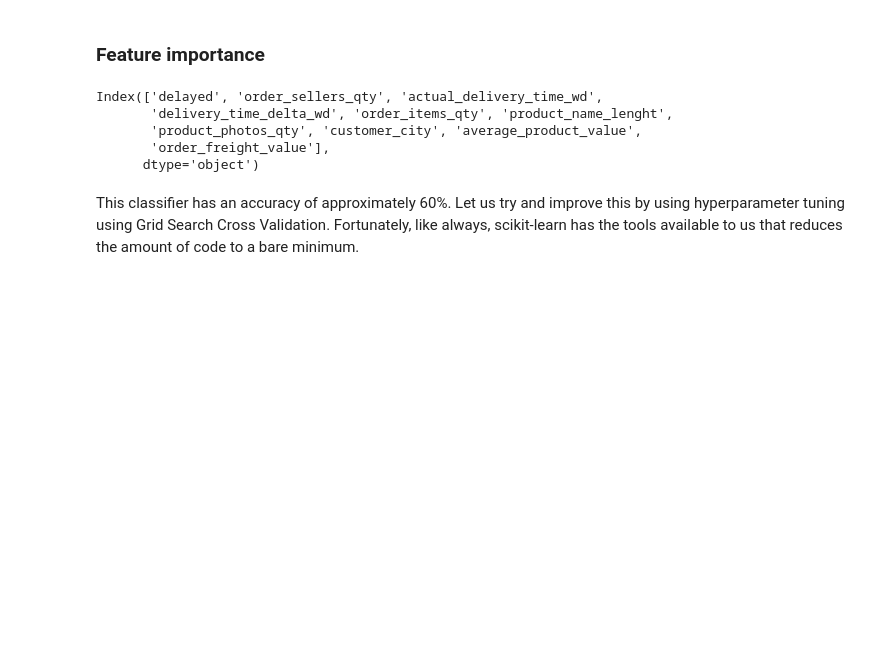
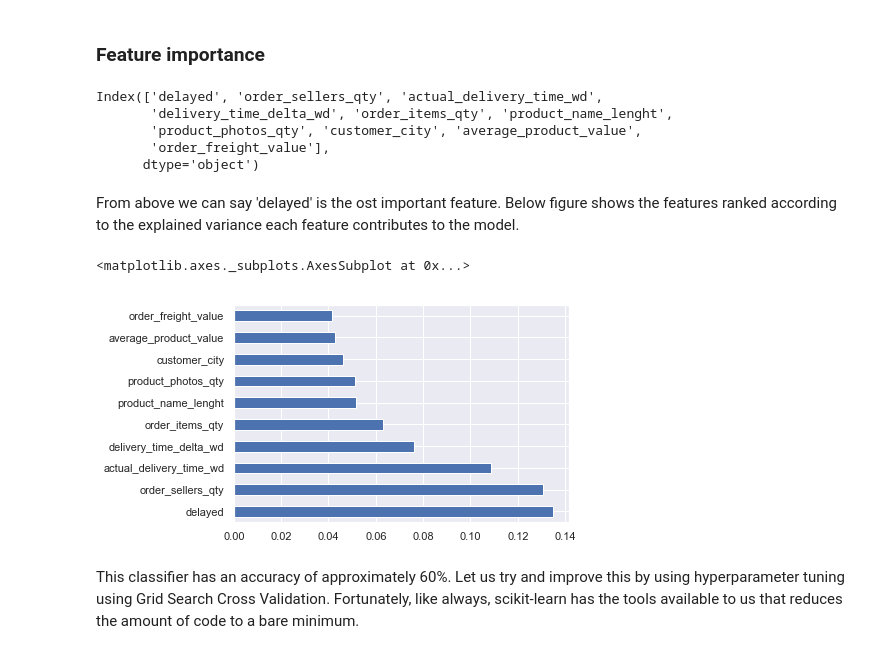
Before and after one commit to sim-patil/Capstone_project_2, a Jupyter notebook: Machine_Learning.ipynb, the cells around one changed output. Drawn from its saved outputs; the diff is of its cells as text; code cells hidden in the pictures; blank space fills up the shorter version.

```diff
--- a/Machine_Learning.ipynb
+++ b/Machine_Learning.ipynb
@@ -381,6 +381,14 @@ Index(['delayed', 'order_sellers_qty', 'actual_delivery_time_wd',
        'product_photos_qty', 'customer_city', 'average_product_value',
        'order_freight_value'],
       dtype='object')
+# %% [markdown]
+From above we can say 'delayed' is the ost important feature. Below figure shows the features ranked according to the explained variance each feature contributes to the model.
+# %%
+feat_importances = pd.Series(grb_clf.feature_importances_, index=Xtrain.columns)
+feat_importances.nlargest(10).plot(kind='barh')
+# %% [output]
+<matplotlib.axes._subplots.AxesSubplot at 0x...>
+[figure, added]
 # %% [markdown]
 This classifier has an accuracy of approximately 60%. Let us try and improve this by using hyperparameter tuning using Grid Search Cross Validation. Fortunately, like always, scikit-learn has the tools available to us that reduces the amount of code to a bare minimum.
 # %%
```
Also changed, not shown: 3 other files.
